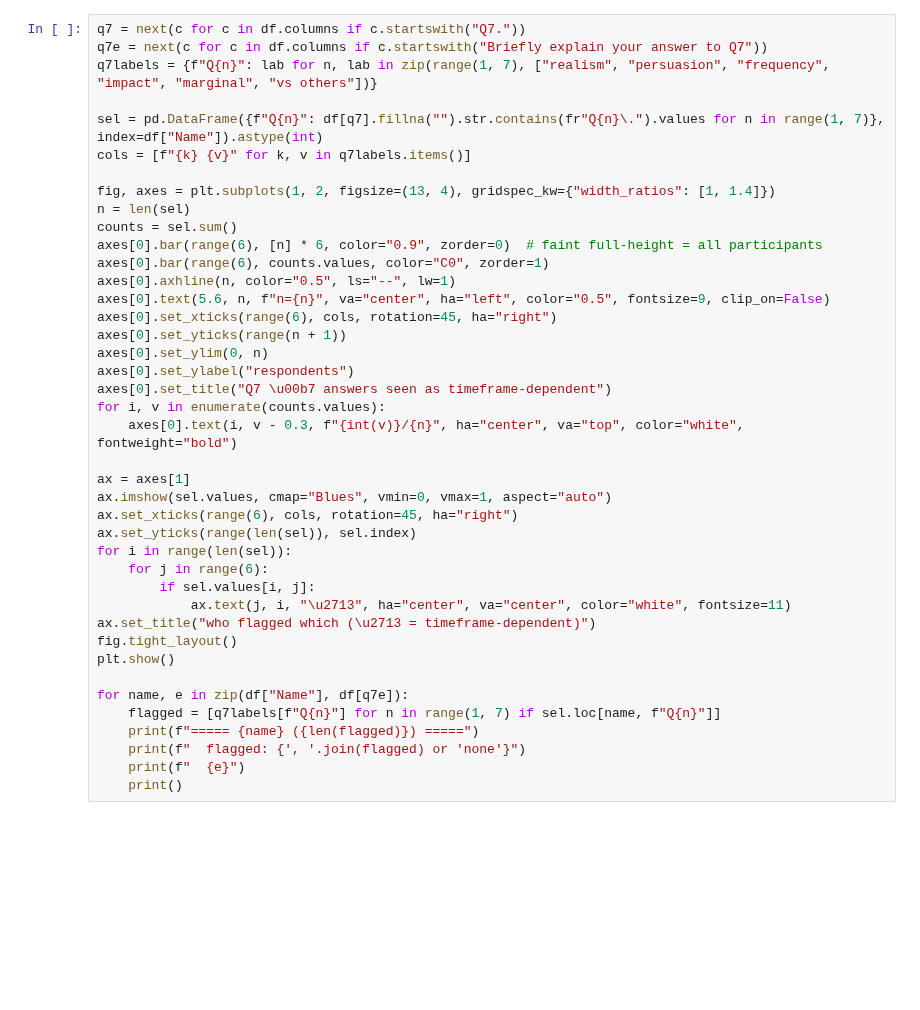
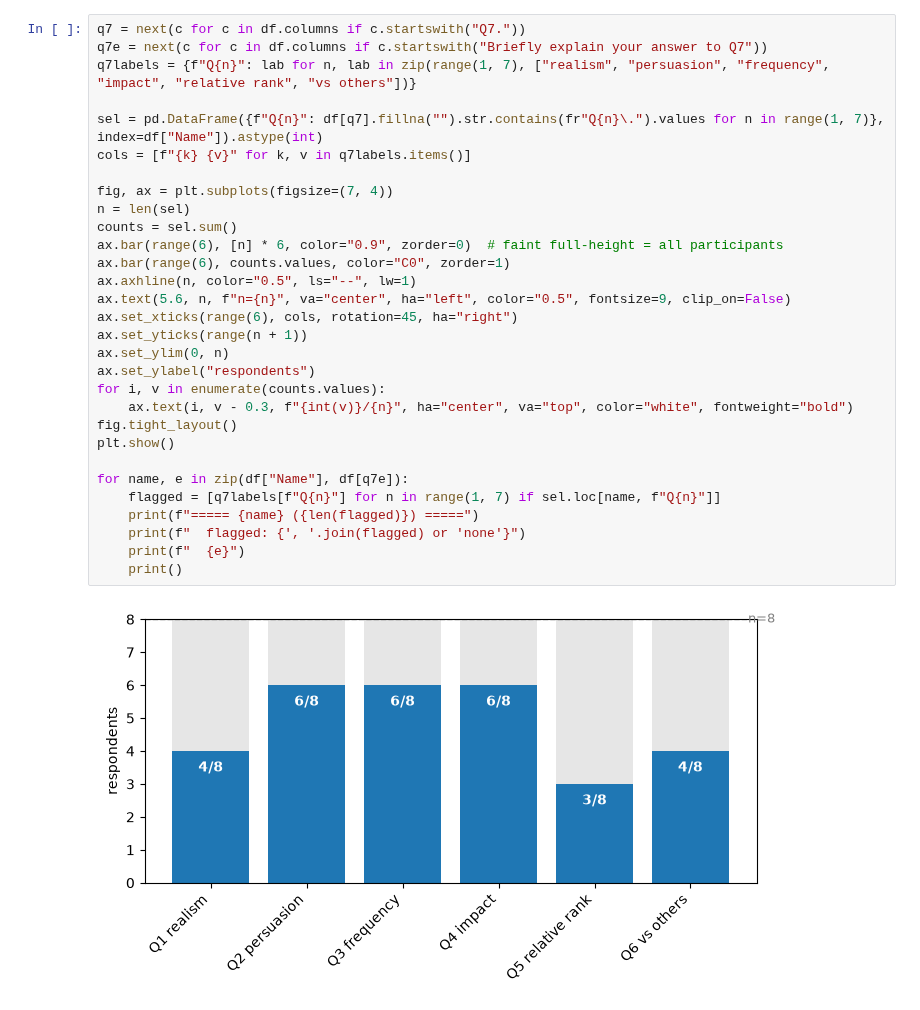
Before and after one commit to AlignmentResearch/puc-survey-analysis, a Jupyter notebook: analysis.ipynb, the cells around one changed output. Saved outputs shown, nothing was run; the diff lists cells and outputs as text; blank space fills up the shorter version.

```diff
--- a/analysis.ipynb
+++ b/analysis.ipynb
@@ -402,41 +774,32 @@ for lvl in order:
 # %%
 q7 = next(c for c in df.columns if c.startswith("Q7."))
 q7e = next(c for c in df.columns if c.startswith("Briefly explain your answer to Q7"))
-q7labels = {f"Q{n}": lab for n, lab in zip(range(1, 7), ["realism", "persuasion", "frequency", "impact", "marginal", "vs others"])}
+q7labels = {f"Q{n}": lab for n, lab in zip(range(1, 7), ["realism", "persuasion", "frequency", "impact", "relative rank", "vs others"])}
 
 sel = pd.DataFrame({f"Q{n}": df[q7].fillna("").str.contains(fr"Q{n}\.").values for n in range(1, 7)}, index=df["Name"]).astype(int)
 cols = [f"{k} {v}" for k, v in q7labels.items()]
 
-fig, axes = plt.subplots(1, 2, figsize=(13, 4), gridspec_kw={"width_ratios": [1, 1.4]})
+fig, ax = plt.subplots(figsize=(7, 4))
 n = len(sel)
 counts = sel.sum()
-axes[0].bar(range(6), [n] * 6, color="0.9", zorder=0)  # faint full-height = all participants
-axes[0].bar(range(6), counts.values, color="C0", zorder=1)
-axes[0].axhline(n, color="0.5", ls="--", lw=1)
-axes[0].text(5.6, n, f"n={n}", va="center", ha="left", color="0.5", fontsize=9, clip_on=False)
-axes[0].set_xticks(range(6), cols, rotation=45, ha="right")
-axes[0].set_yticks(range(n + 1))
-axes[0].set_ylim(0, n)
-axes[0].set_ylabel("respondents")
-axes[0].set_title("Q7 \u00b7 answers seen as timeframe-dependent")
+ax.bar(range(6), [n] * 6, color="0.9", zorder=0)  # faint full-height = all participants
+ax.bar(range(6), counts.values, color="C0", zorder=1)
+ax.axhline(n, color="0.5", ls="--", lw=1)
+ax.text(5.6, n, f"n={n}", va="center", ha="left", color="0.5", fontsize=9, clip_on=False)
+ax.set_xticks(range(6), cols, rotation=45, ha="right")
+ax.set_yticks(range(n + 1))
+ax.set_ylim(0, n)
+ax.set_ylabel("respondents")
 for i, v in enumerate(counts.values):
-    axes[0].text(i, v - 0.3, f"{int(v)}/{n}", ha="center", va="top", color="white", fontweight="bold")
-
-ax = axes[1]
-ax.imshow(sel.values, cmap="Blues", vmin=0, vmax=1, aspect="auto")
-ax.set_xticks(range(6), cols, rotation=45, ha="right")
-ax.set_yticks(range(len(sel)), sel.index)
-for i in range(len(sel)):
-    for j in range(6):
-        if sel.values[i, j]:
-            ax.text(j, i, "\u2713", ha="center", va="center", color="white", fontsize=11)
-ax.set_title("who flagged which (\u2713 = timeframe-dependent)")
+    ax.text(i, v - 0.3, f"{int(v)}/{n}", ha="center", va="top", color="white", fontweight="bold")
 fig.tight_layout()
 plt.show()
 
 for name, e in zip(df["Name"], df[q7e]):
     flagged = [q7labels[f"Q{n}"] for n in range(1, 7) if sel.loc[name, f"Q{n}"]]
     print(f"===== {name} ({len(flagged)}) =====")
     print(f"  flagged: {', '.join(flagged) or 'none'}")
     print(f"  {e}")
     print()
+# %% [output]
+[figure, added]
```
Also changed, not shown: parts of 23 cells of this notebook.
